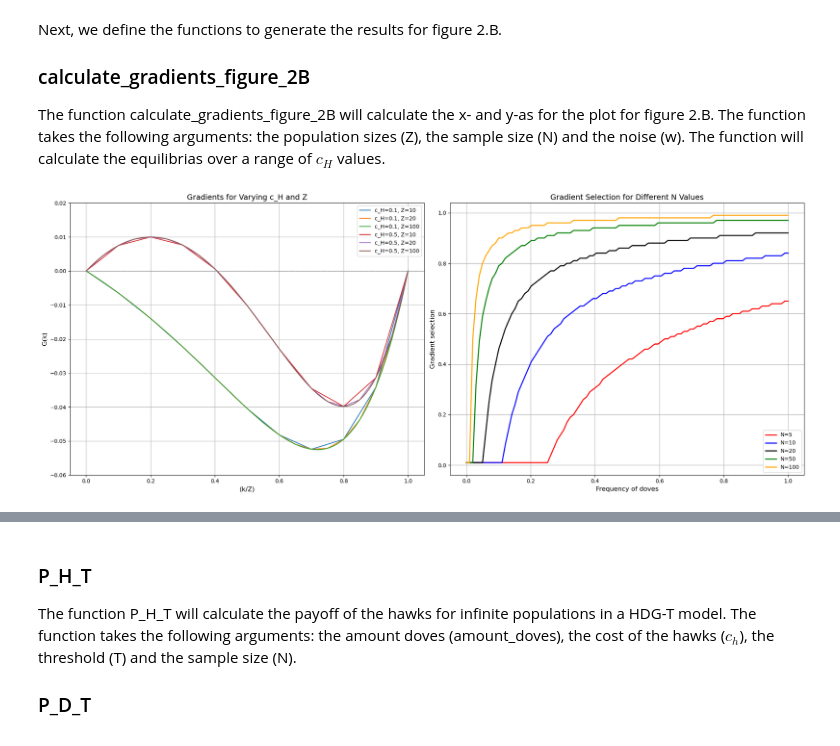
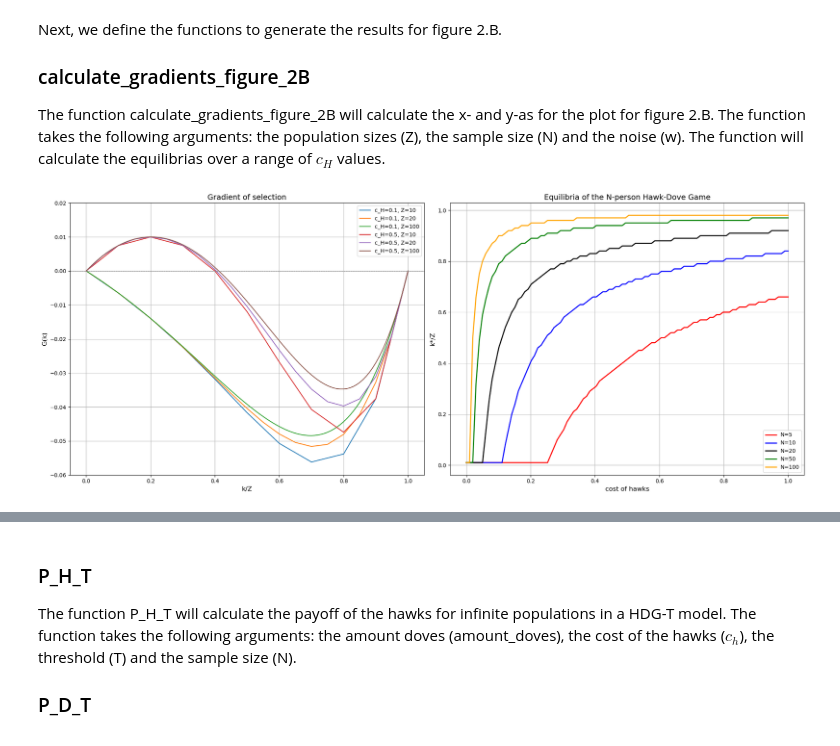
Before and after one commit to femkegeens/CGT, a Jupyter notebook: cgt_group_assignment.ipynb, the cells around one changed output, grey strips where cells are left out. Cells and saved outputs as stored; diff of their text form; code cells hidden in the pictures.

```diff
--- a/cgt_group_assignment.ipynb
+++ b/cgt_group_assignment.ipynb
@@ -211,21 +229,30 @@ The gradient_of_selection function will calculate the the gradient of the select
 ### calculate_gradients_figure_2A
 The function calculate_gradients_figure_2A will calculate the x- and y-as for the plot for figure 2.A. The function takes the following arguments: the population sizes (Z), the cost of the hawks ($c_h$), the sample size (N) and the noise (w). The X-as is equal to the fraction of the doves divided by the population sizes ($\frac{k}{Z}$) The Y-as is equal to the gradient of the selection.
 # %%
-def gradient_of_selection(k, Z, c_H, N, w):
+def Calculate_gradient(k, Z, c_H, N, w):
 
     fraction = k/Z
 
     #Calculate the fitness of the doves.
-    f_d = average_fitness_doves(N, fraction)
+    doves_fitness = avg_fitness_doves(k, N, Z)
 
     #Calculate the fitness of the hawks.
-    f_h = average_fitness_hawks(N, (1-fraction), c_H)
+    hawks_fitness = avg_fitness_hawks(k, N, c_H, Z)
+
+    #Calculate the numerator fot the T_plus and T_minus.
+    numerator = ((Z - k) / Z)
+
+    #Calculate the denominator for the T_plus.
+    denominator_T_plus = 1 / (1 + math.e**(-w * (doves_fitness - hawks_fitness)))
+
+    #Calculate the denominator for the T_minus.
+    denominator_T_minus = 1 / (1 + math.e**(w * (doves_fitness - hawks_fitness)))
 
     #Calculate the probabilities that the population will increase.
-    T_plus = fraction * ((Z - k) / Z) * (1 / (1 + np.exp(-w * (f_d - f_h))))
+    T_plus = fraction * numerator * denominator_T_plus
 
     #Calculate the probabilities that the population will decreases.
-    T_minus = fraction * ((Z - k) / Z) * (1 / (1 + np.exp(-w * (f_h - f_d))))
+    T_minus = fraction * numerator * denominator_T_minus
 
     #Calculate the gradient.
     gradient = T_plus - T_minus
@@ -234,17 +261,17 @@ def gradient_of_selection(k, Z, c_H, N, w):
 def calculate_gradients_figure_2A(Z, c_H, N, w):
 
     #Define the k_values, this will represent the different fractions of the doves.
-    k_values = np.arange(Z + 1)
+    k_values = np.linspace(0, Z, Z + 1, dtype=int)
 
     #Setup the gradient values.
     g_values = np.empty(len(k_values))
 
     #Calculate for each value from k_values the gradient and store it in the g_values.
     for i, k in enumerate(k_values):
-        g_values[i] = gradient_of_selection(k, Z, c_H, N, w)
+        g_values[i] = Calculate_gradient(k, Z, c_H, N, w)
 
     #Calculate the X-as for the plot.
-    X_as = k_values / Z
+    X_as = np.linspace(0, 1, Z + 1)
 
     return X_as, g_values
 # %% [markdown]
@@ -294,51 +321,52 @@ fig, axes = plt.subplots(1, 2, figsize=(20, 8))
 #Define the parameters for figure 2.A
 R = 1
 N = 5
-c_H_values = [0.1, 0.5]
-Z_values = [10, 20, 100]
+cost_of_hawks_values = [0.1, 0.5]
+population_size_values = [10, 20, 100]
 w = 1
+n_steps = 100
 
 #Calculate the x-as en y-as for figure 2.A
-for c_H in c_H_values:
-    for Z in Z_values:
+for c_H in cost_of_hawks_values:
+    for Z in population_size_values:
         X_as, g_values = calculate_gradients_figure_2A(Z, c_H, N, w)
         axes[0].plot(X_as, g_values, label=f"c_H={c_H}, Z={Z}")
 
 #Plot details for figure 2.A
 axes[0].axhline(0, color='gray', linestyle='--', linewidth=0.8)
-axes[0].set_xlabel("(k/Z)", fontsize=12)
+axes[0].set_xlabel("k/Z", fontsize=12)
 axes[0].set_ylim(-0.06, 0.02)
 axes[0].set_ylabel("G(k)", fontsize=12)
-axes[0].set_title("Gradients for Varying c_H and Z", fontsize=14)
+axes[0].set_title("Gradient of selection", fontsize=14)
 axes[0].legend(fontsize=10)
 axes[0].grid()
 
 #Define the parameters for figure 2.B
 labels = ["N=5", "N=10", "N=20", "N=50", "N=100"]
 colors = ["red", "blue", "black", "green", "orange"]
 N_values = [5, 10, 20, 50, 100]
 
 Z = 100
 R = 1
 w = 1
 hawk_cost = np.linspace(0, 1, num=n_steps, dtype=np.float64)
 
 #Calculate the x-as en y-as for figure 2.B
 for i, N in enumerate(N_values):
     values = calculate_gradients_figure_2B(Z, N, w)
     axes[1].plot(hawk_cost, values, label=labels[i], color=colors[i], linewidth=2)
 
 # Plot details for figure 2.B
-axes[1].set_xlabel("Frequency of doves", fontsize=12)
-axes[1].set_ylabel("Gradient selection", fontsize=12)
-axes[1].set_title("Gradient Selection for Different N Values", fontsize=14)
+axes[1].set_xlabel("cost of hawks", fontsize=12)
+axes[1].set_ylabel("k*/Z", fontsize=12)
+axes[1].set_title("Equilibria of the N-person Hawk-Dove Game", fontsize=14)
 axes[1].legend(fontsize=10)
 axes[1].grid()
 
 # Adjust layout and show the plots
 plt.tight_layout()
 plt.show()
 # %% [output]
-[figure, old version]
+[figure, new version]
 # %% [markdown]
 ## Figure 3
```
Also changed, not shown: parts of 10 cells of this notebook.
